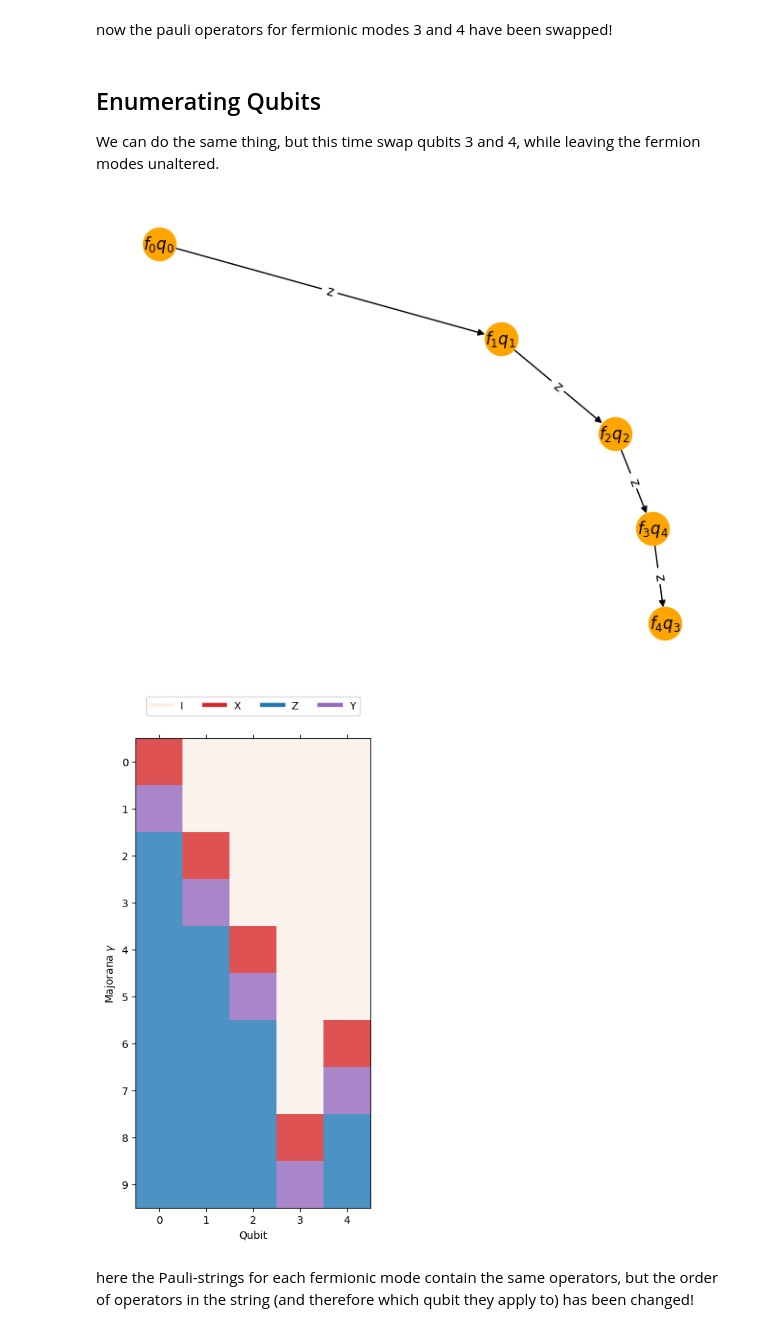
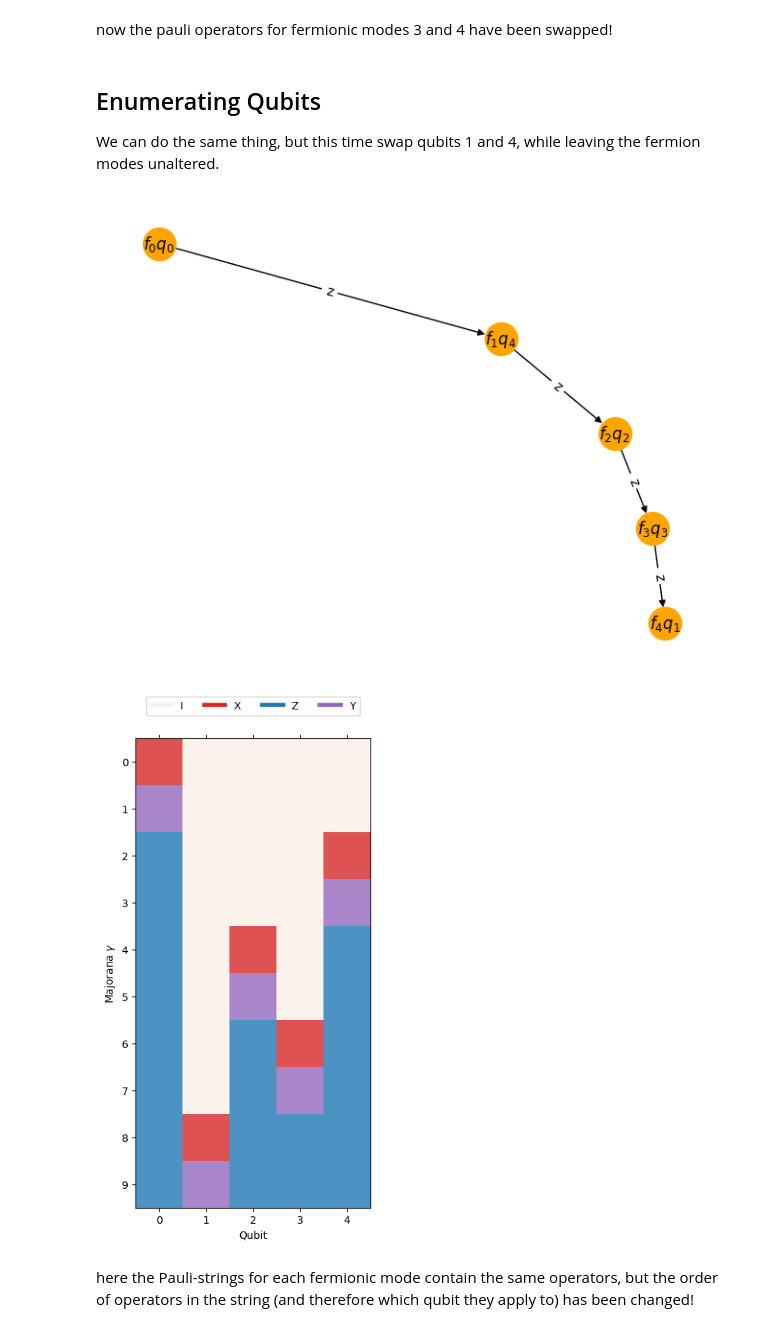
Before and after one commit to UCL-CCS/ferrmion, a Jupyter notebook: docs/source/notebooks/growing_trees.ipynb, the cells around one changed output. Drawn from its saved outputs; the diff is of its cells as text; code cells hidden in the pictures.

```diff
--- a/docs/source/notebooks/growing_trees.ipynb
+++ b/docs/source/notebooks/growing_trees.ipynb
@@ -152,16 +152,16 @@ now the pauli operators for fermionic modes 3 and 4 have been swapped!
 # %% [markdown]
 ## Enumerating Qubits
 
-We can do the same thing, but this time swap qubits 3 and 4, while leaving the fermion modes unaltered.
+We can do the same thing, but this time swap qubits 1 and 4, while leaving the fermion modes unaltered.
 # %%
 from ferrmion.encode import JordanWigner
 jw = JordanWigner(5)
-jw.enumeration_scheme = {'': (0, 0), 'z': (1, 1), 'zz': (2, 2), 'zzz': (3,4), 'zzzz': (4,3)}
+jw.enumeration_scheme = {'': (0, 0), 'z': (1, 4), 'zz': (2, 2), 'zzz': (3,3), 'zzzz': (4,1)}
 draw_tt(jw, enumeration_scheme=jw.enumeration_scheme)
 symplectic_matshow(jw._build_symplectic_matrix()[1])
 # %% [output]
 [figure]
-[figure, old version]
+[figure, new version]
 # %% [markdown]
 here the Pauli-strings for each fermionic mode contain the same operators, but the order of operators in the string (and therefore which qubit they apply to) has been changed!
 # %% [markdown]
```
Also changed, not shown: parts of 3 cells of this notebook, 2 other files.
